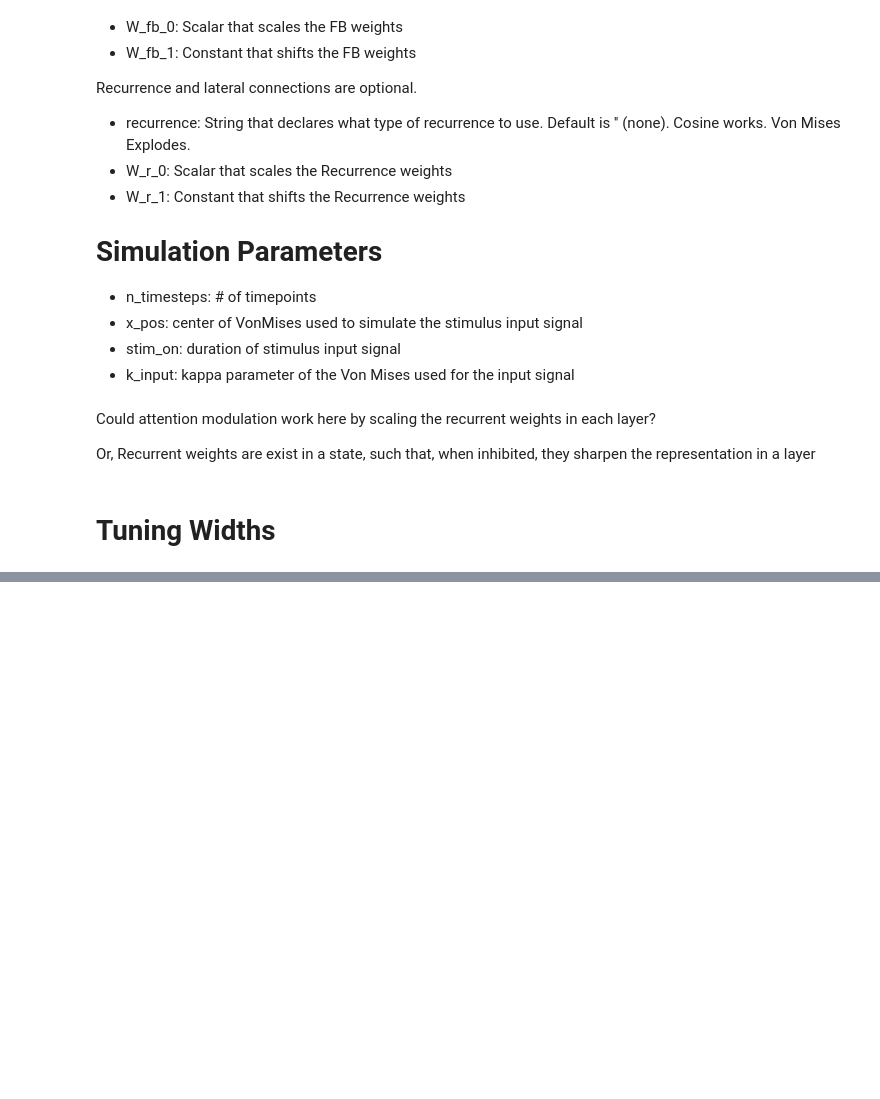
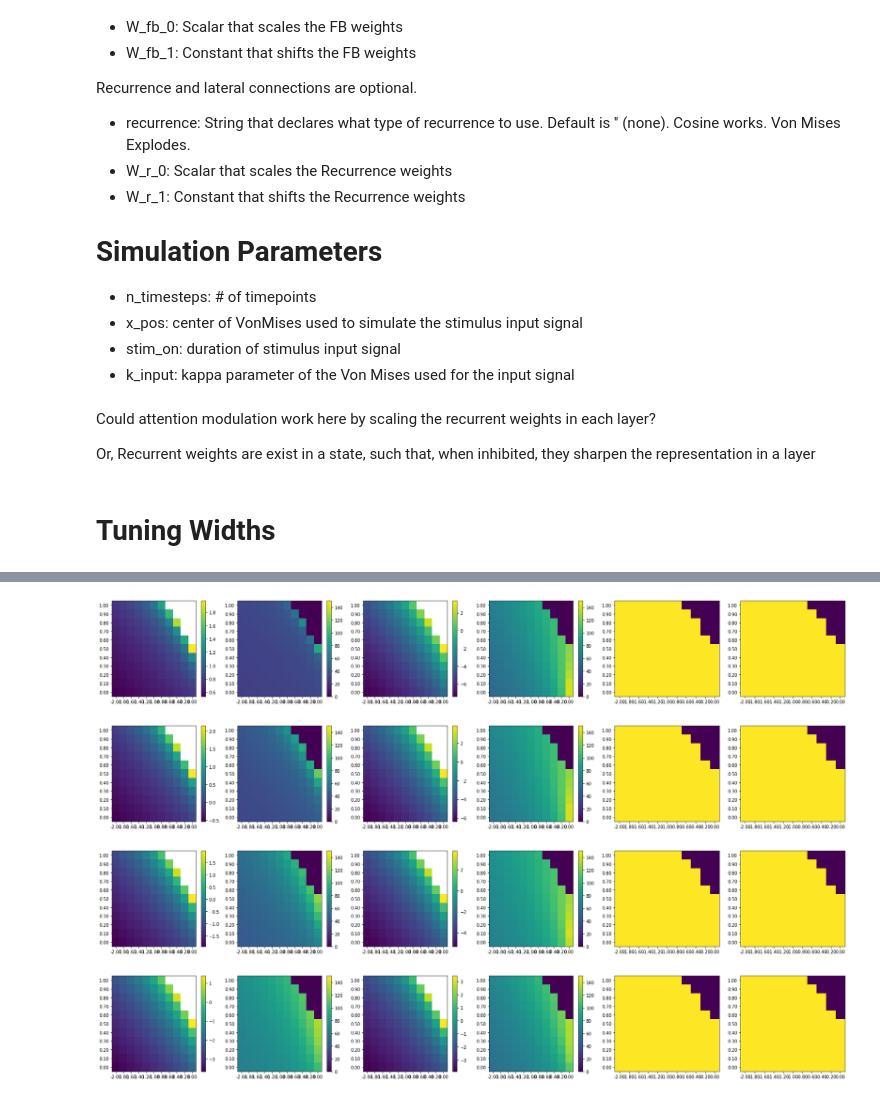
Before and after one commit to rfw256/Memento, a Jupyter notebook: dynamicmemory.ipynb, the cells around one changed output, grey strips where cells are left out. Cells and saved outputs as stored; diff of their text form; code cells hidden in the pictures; blank space fills up the shorter version.

```diff
--- a/dynamicmemory.ipynb
+++ b/dynamicmemory.ipynb
@@ -552,0 +564,3 @@ model.W[0:100, 0:100].min()
+# %%
+df = pd.DataFrame(rows, columns = ['r_0', 'r_1', 'feed_direction', 'layer_num', 'layer_size', 'amp', 'width', 'mean_midend_diff'])
+df
@@ -552,0 +617,38 @@ model.W[0:100, 0:100].min()
+# %%
+i, j = 11, 11
+for k in df.layer_num.unique():
+    fig, axs = plt.subplots(1, 6, figsize = [30, 4])
+
+    ff_stable_map = R_ff_stability[:, :, k]
+    fb_stable_map = R_fb_stability[:, :, k]
+
+    m1 = axs[0].imshow(np.log(R_ff_amps[:i, :j, k] * ff_stable_map), aspect = 'auto', interpolation = 'none', origin='lower')
+    m2 = axs[1].imshow(R_ff_widths[:, :, k] * ff_stable_map, aspect = 'auto', interpolation = 'none', origin='lower', vmin = 0, vmax = 150)
+    m3 = axs[2].imshow(np.log(R_fb_amps[:i, :j, k] * fb_stable_map), aspect = 'auto', interpolation = 'none', origin='lower')
+    m4 = axs[3].imshow(R_fb_widths[:, :, k] * fb_stable_map, aspect = 'auto', interpolation = 'none', origin='lower', vmin = 0, vmax = 150)
+
+    axs[4].imshow(R_ff_stability[:, :, k], aspect = 'auto', interpolation = 'none', origin='lower')
+    axs[5].imshow(R_fb_stability[:, :, k], aspect = 'auto', interpolation = 'none', origin='lower')
+
+    axs[0].set_yticks(range(len(R_0)), ['%0.02f'% r for r in R_0])
+    axs[0].set_xticks(range(len(R_1)), ['%0.02f'% r for r in R_1])
+    axs[1].set_yticks(range(len(R_0)), ['%0.02f'% r for r in R_0])
+    axs[1].set_xticks(range(len(R_1)), ['%0.02f'% r for r in R_1])
+    axs[2].set_yticks(range(len(R_0)), ['%0.02f'% r for r in R_0])
+    axs[2].set_xticks(range(len(R_1)), ['%0.02f'% r for r in R_1])
+    axs[3].set_yticks(range(len(R_0)), ['%0.02f'% r for r in R_0])
+    axs[3].set_xticks(range(len(R_1)), ['%0.02f'% r for r in R_1])
+    axs[4].set_yticks(range(len(R_0)), ['%0.02f'% r for r in R_0])
+    axs[4].set_xticks(range(len(R_1)), ['%0.02f'% r for r in R_1])
+    axs[5].set_yticks(range(len(R_0)), ['%0.02f'% r for r in R_0])
+    axs[5].set_xticks(range(len(R_1)), ['%0.02f'% r for r in R_1])
+
+    cbar1 = fig.colorbar(m1, ax = axs[0])
+    cbar2 = fig.colorbar(m2, ax = axs[1])
+    cbar3 = fig.colorbar(m3, ax = axs[2])
+    cbar4 = fig.colorbar(m4, ax = axs[3])
+# %% [output]
+[figure, added]
+[figure, added]
+[figure, added]
+[figure, added]
```
Also changed, not shown: parts of 16 cells of this notebook, 3 other files.
